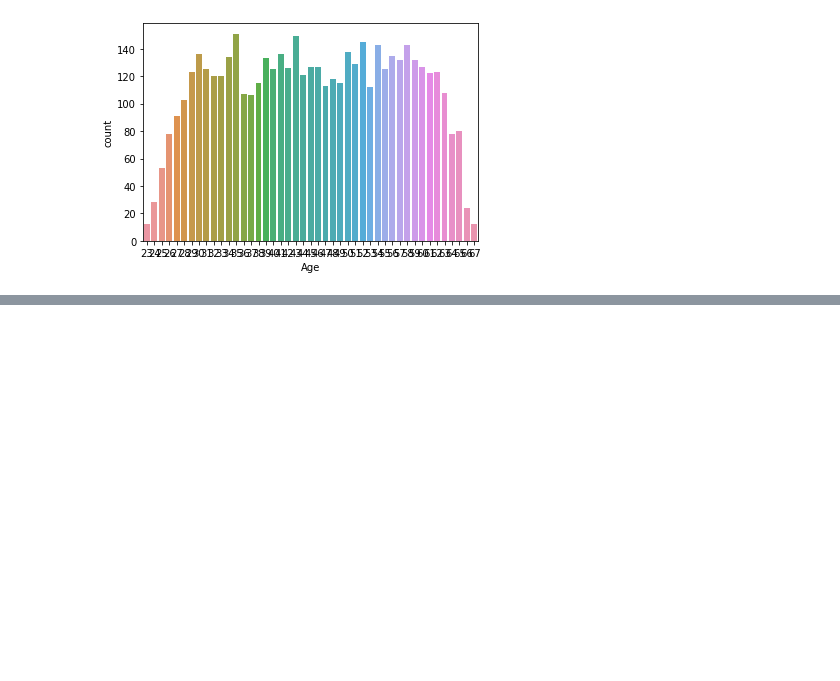
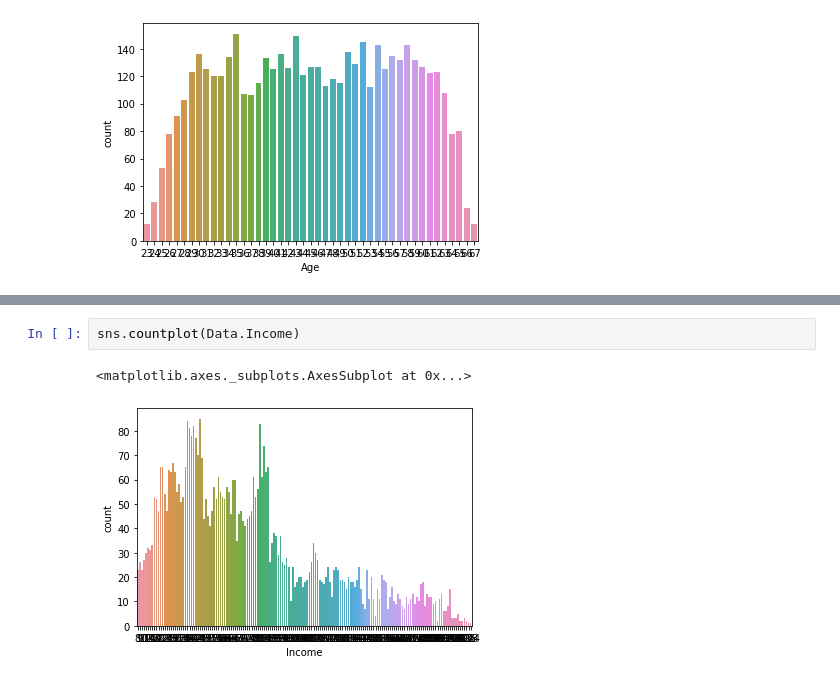
Before and after one commit to GreatLearningAIML1/gl-pgp-aiml-uta-intl-mar20-veenaneshwari, a Jupyter notebook: May8/PersonalLoanCampaignVeenaGhorakavi.ipynb, the cells around one changed output, grey strips where cells are left out. Drawn from its saved outputs; the diff is of its cells as text; blank space fills up the shorter version.

```diff
--- a/May8/PersonalLoanCampaignVeenaGhorakavi.ipynb
+++ b/May8/PersonalLoanCampaignVeenaGhorakavi.ipynb
@@ -223,0 +229,5 @@ sns.countplot(Data.Age)
+# %%
+sns.countplot(Data.Income)
+# %% [output]
+<matplotlib.axes._subplots.AxesSubplot at 0x...>
+[figure, added]
```
Also changed, not shown: parts of 12 cells of this notebook, 1 other file.
